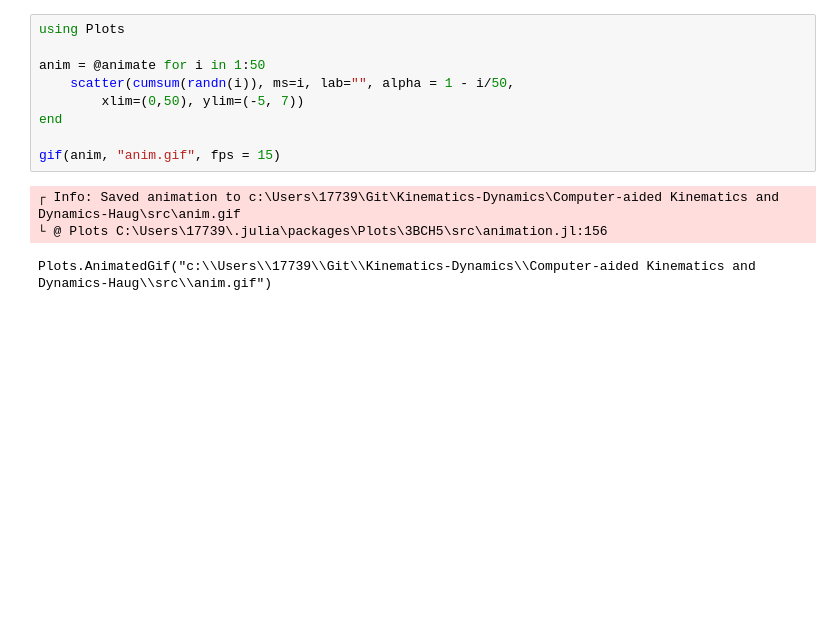
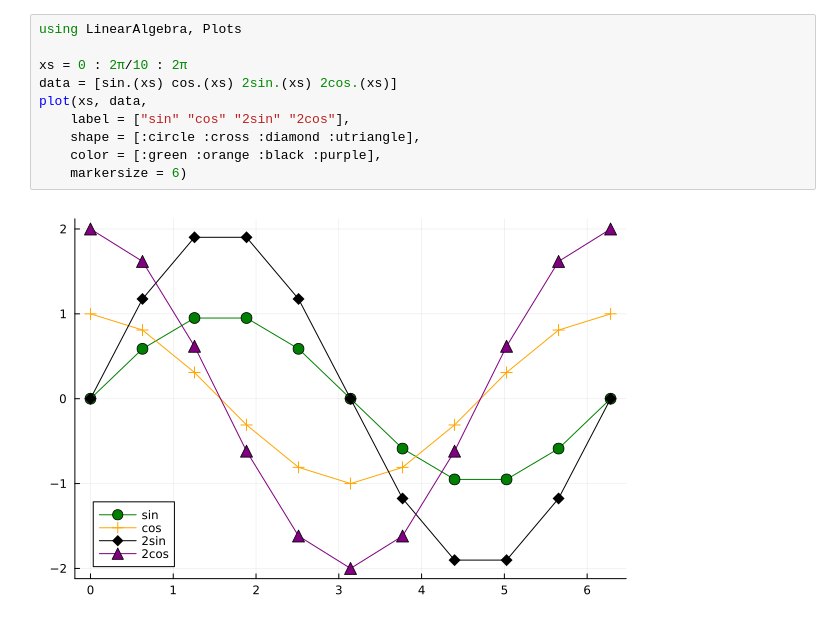
Before and after one commit to Chen-WH/Kinematics-Dynamics, a Jupyter notebook: Computer-aided Kinematics and Dynamics-Haug/src/Plot.ipynb, the cells around one changed output. Drawn from its saved outputs; the diff is of its cells as text; blank space fills up the shorter version.

```diff
--- a/Computer-aided Kinematics and Dynamics-Haug/src/Plot.ipynb
+++ b/Computer-aided Kinematics and Dynamics-Haug/src/Plot.ipynb
@@ -1,13 +1,12 @@
-# %%
-using Plots
-
-anim = @animate for i in 1:50
-    scatter(cumsum(randn(i)), ms=i, lab="", alpha = 1 - i/50,
-        xlim=(0,50), ylim=(-5, 7))
-end
-
-gif(anim, "anim.gif", fps = 15)
-# %% [output]
-┌ Info: Saved animation to c:\Users\17739\Git\Kinematics-Dynamics\Computer-aided Kinematics and Dynamics-Haug\src\anim.gif
-└ @ Plots C:\Users\17739\.julia\packages\Plots\3BCH5\src\animation.jl:156
-Plots.AnimatedGif("c:\\Users\\17739\\Git\\Kinematics-Dynamics\\Computer-aided Kinematics and Dynamics-Haug\\src\\anim.gif")
+# %%
+using LinearAlgebra, Plots
+
+xs = 0 : 2π/10 : 2π
+data = [sin.(xs) cos.(xs) 2sin.(xs) 2cos.(xs)]
+plot(xs, data,
+    label = ["sin" "cos" "2sin" "2cos"],
+    shape = [:circle :cross :diamond :utriangle],
+    color = [:green :orange :black :purple],
+    markersize = 6)
+# %% [output]
+[figure, added]
```
Also changed, not shown: 13 other files.
